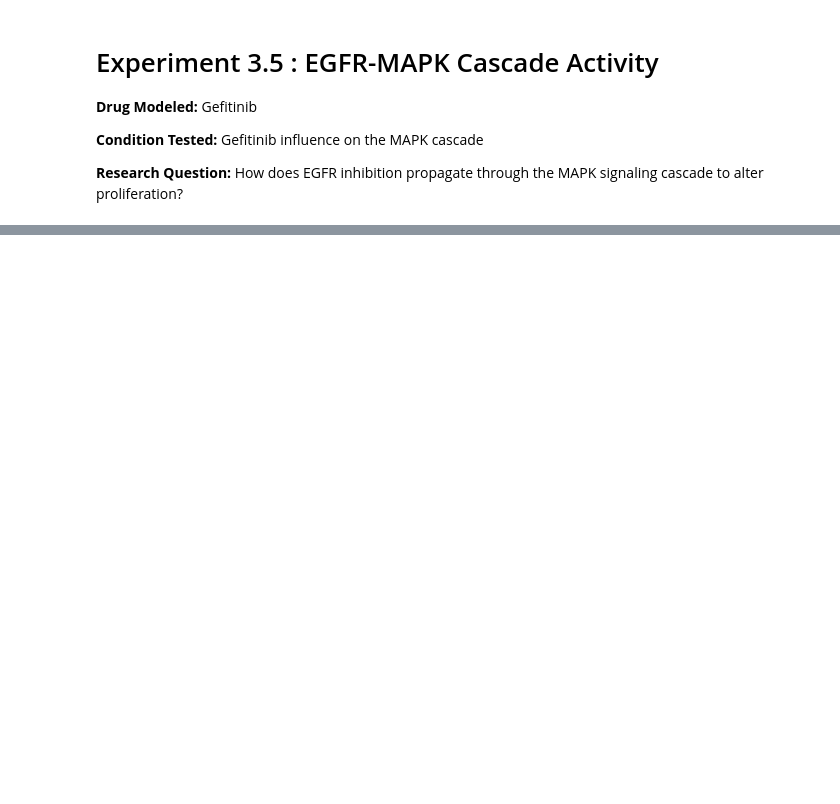
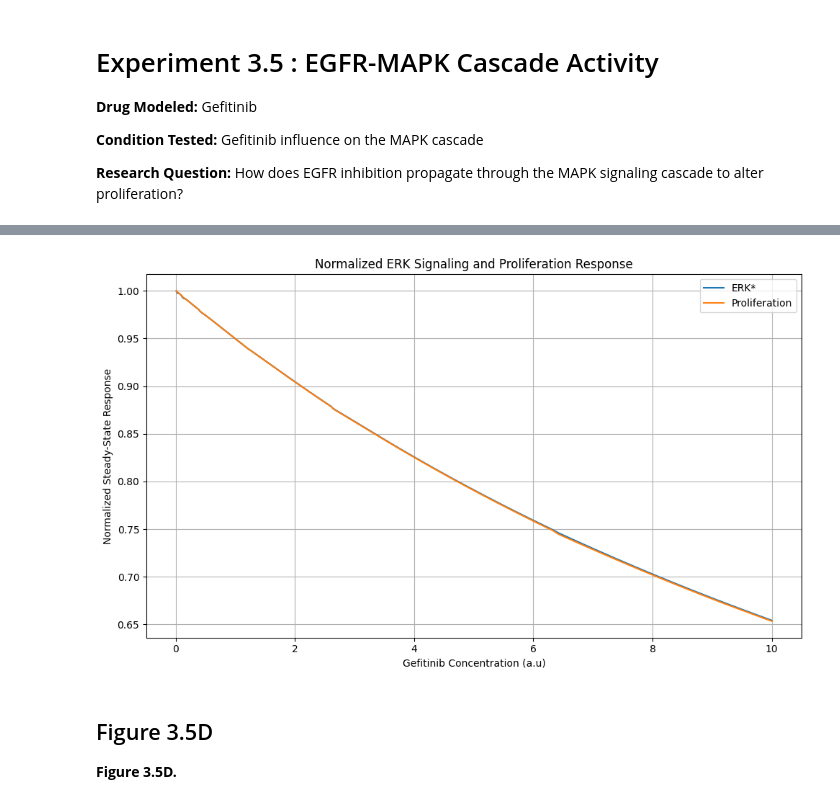
Before and after one commit to abhirym/Drug-Diffusion-Project, a Jupyter notebook: exp03.5_signaling_pathway_model.ipynb, the cells around one changed output, grey strips where cells are left out. Drawn from its saved outputs; the diff is of its cells as text; code cells hidden in the pictures; blank space fills up the shorter version.

```diff
--- a/exp03.5_signaling_pathway_model.ipynb
+++ b/exp03.5_signaling_pathway_model.ipynb
@@ -175,0 +283,36 @@ plt.show()
+# %%
+# Solving ERK and Proliferation steady states
+
+for G in G_values:
+    params["G"] = G
+
+    solution = solve_ivp(pathway, t_span, y0,
+                            t_eval=t_eval, args=(params,))
+
+    ERK_ss.append(solution.y[4, -1])
+    P_ss.append(solution.y[6, -1])
+
+ERK_norm = np.array(ERK_ss) / ERK_ss[0]
+
+P_norm = np.array(P_ss) / P_ss[0]
+# %%
+# Plot
+plt.figure(figsize=(10, 6))
+
+plt.plot(G_values, ERK_norm, label="ERK*")
+plt.plot(G_values, P_norm, label="Proliferation")
+
+plt.title("Normalized ERK Signaling and Proliferation Response")
+plt.xlabel("Gefitinib Concentration (a.u)")
+plt.ylabel("Normalized Steady-State Response")
+
+plt.grid()
+plt.legend()
+plt.tight_layout()
+plt.show()
+# %% [output]
+[figure, added]
+# %% [markdown]
+## Figure 3.5D
+
+**Figure 3.5D.**
```
Also changed, not shown: parts of 13 cells of this notebook, 2 other files.
